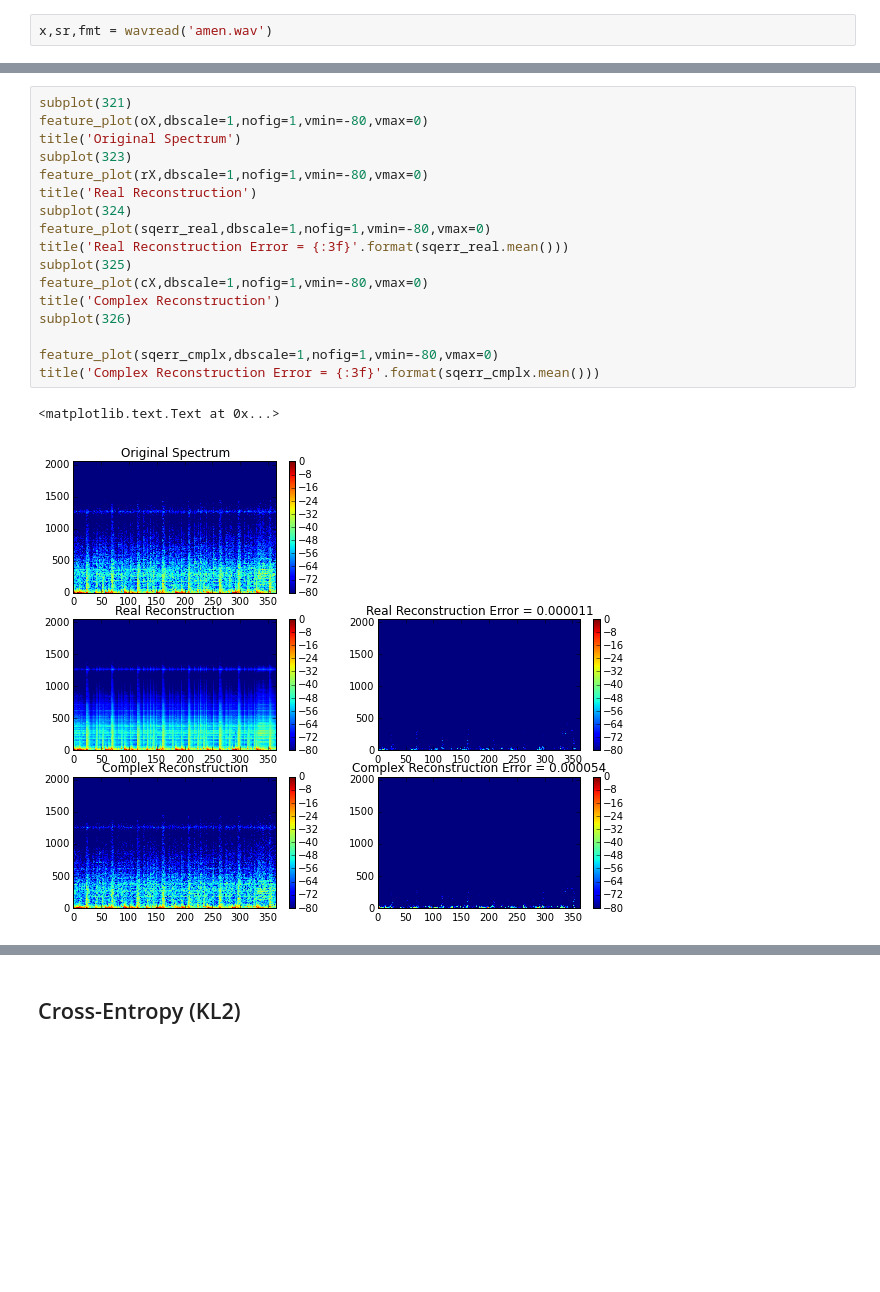
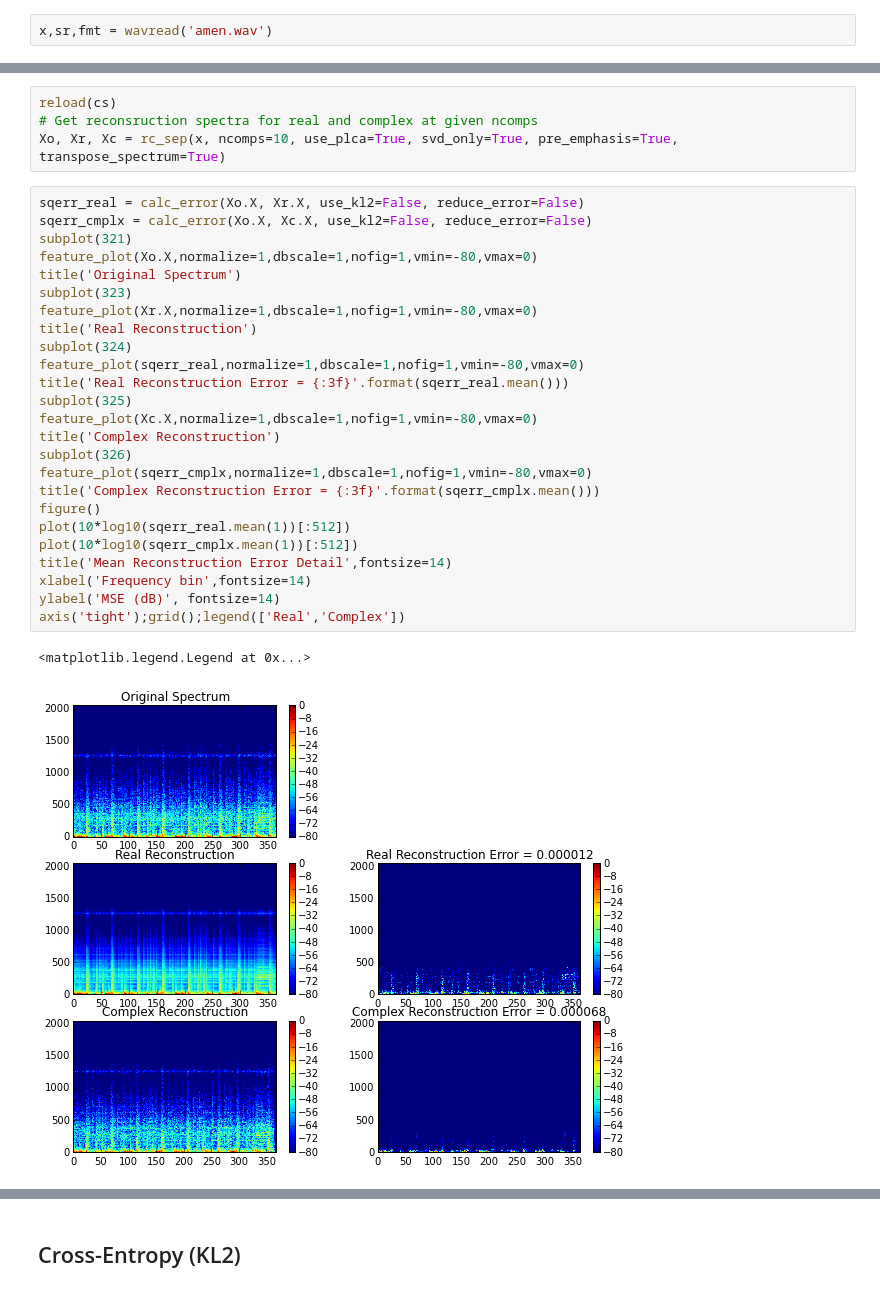
Before and after one commit to bregmanstudio/cseparate, a Jupyter notebook: complexrealseparate.ipynb, the cells around one changed output, grey strips where cells are left out. Drawn from its saved outputs; the diff is of its cells as text; blank space fills up the shorter version.

```diff
--- a/complexrealseparate.ipynb
+++ b/complexrealseparate.ipynb
@@ -161,20 +150,32 @@ sqerr_cmplx = (oX - cX)**2
+# %%
+reload(cs)
+# Get reconsruction spectra for real and complex at given ncomps
+Xo, Xr, Xc = rc_sep(x, ncomps=10, use_plca=True, svd_only=True, pre_emphasis=True, transpose_spectrum=True)
 # %%
+sqerr_real = calc_error(Xo.X, Xr.X, use_kl2=False, reduce_error=False)
+sqerr_cmplx = calc_error(Xo.X, Xc.X, use_kl2=False, reduce_error=False)
 subplot(321)
-feature_plot(oX,dbscale=1,nofig=1,vmin=-80,vmax=0)
+feature_plot(Xo.X,normalize=1,dbscale=1,nofig=1,vmin=-80,vmax=0)
 title('Original Spectrum')
 subplot(323)
-feature_plot(rX,dbscale=1,nofig=1,vmin=-80,vmax=0)
+feature_plot(Xr.X,normalize=1,dbscale=1,nofig=1,vmin=-80,vmax=0)
 title('Real Reconstruction')
 subplot(324)
-feature_plot(sqerr_real,dbscale=1,nofig=1,vmin=-80,vmax=0)
+feature_plot(sqerr_real,normalize=1,dbscale=1,nofig=1,vmin=-80,vmax=0)
 title('Real Reconstruction Error = {:3f}'.format(sqerr_real.mean()))
 subplot(325)
-feature_plot(cX,dbscale=1,nofig=1,vmin=-80,vmax=0)
+feature_plot(Xc.X,normalize=1,dbscale=1,nofig=1,vmin=-80,vmax=0)
 title('Complex Reconstruction')
 subplot(326)
-
-feature_plot(sqerr_cmplx,dbscale=1,nofig=1,vmin=-80,vmax=0)
+feature_plot(sqerr_cmplx,normalize=1,dbscale=1,nofig=1,vmin=-80,vmax=0)
 title('Complex Reconstruction Error = {:3f}'.format(sqerr_cmplx.mean()))
+figure()
+plot(10*log10(sqerr_real.mean(1))[:512])
+plot(10*log10(sqerr_cmplx.mean(1))[:512])
+title('Mean Reconstruction Error Detail',fontsize=14)
+xlabel('Frequency bin',fontsize=14)
+ylabel('MSE (dB)', fontsize=14)
+axis('tight');grid();legend(['Real','Complex'])
 # %% [output]
-<matplotlib.text.Text at 0x...>
+<matplotlib.legend.Legend at 0x...>
-[figure, old version]
+[figure, new version]
```
Also changed, not shown: parts of 24 cells of this notebook, 1 other file.
